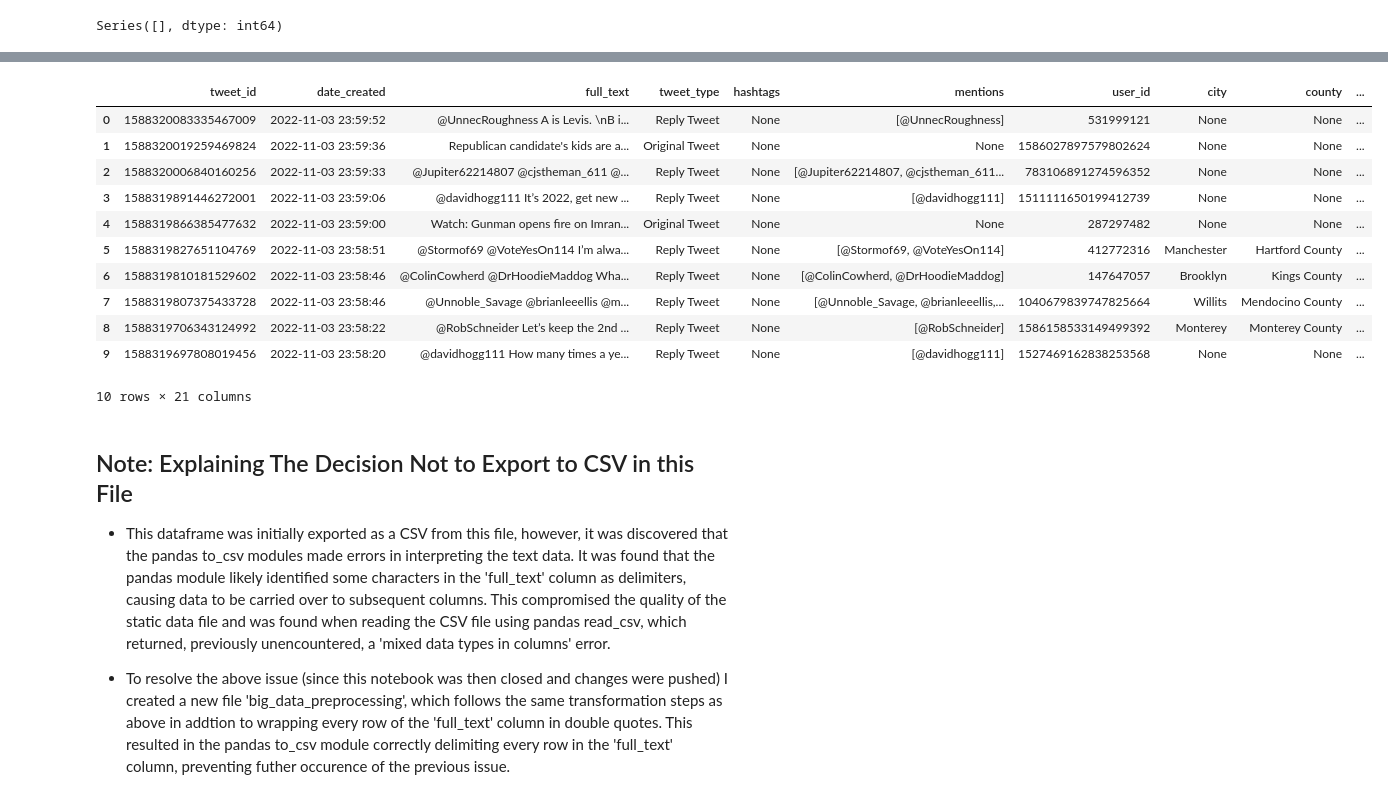
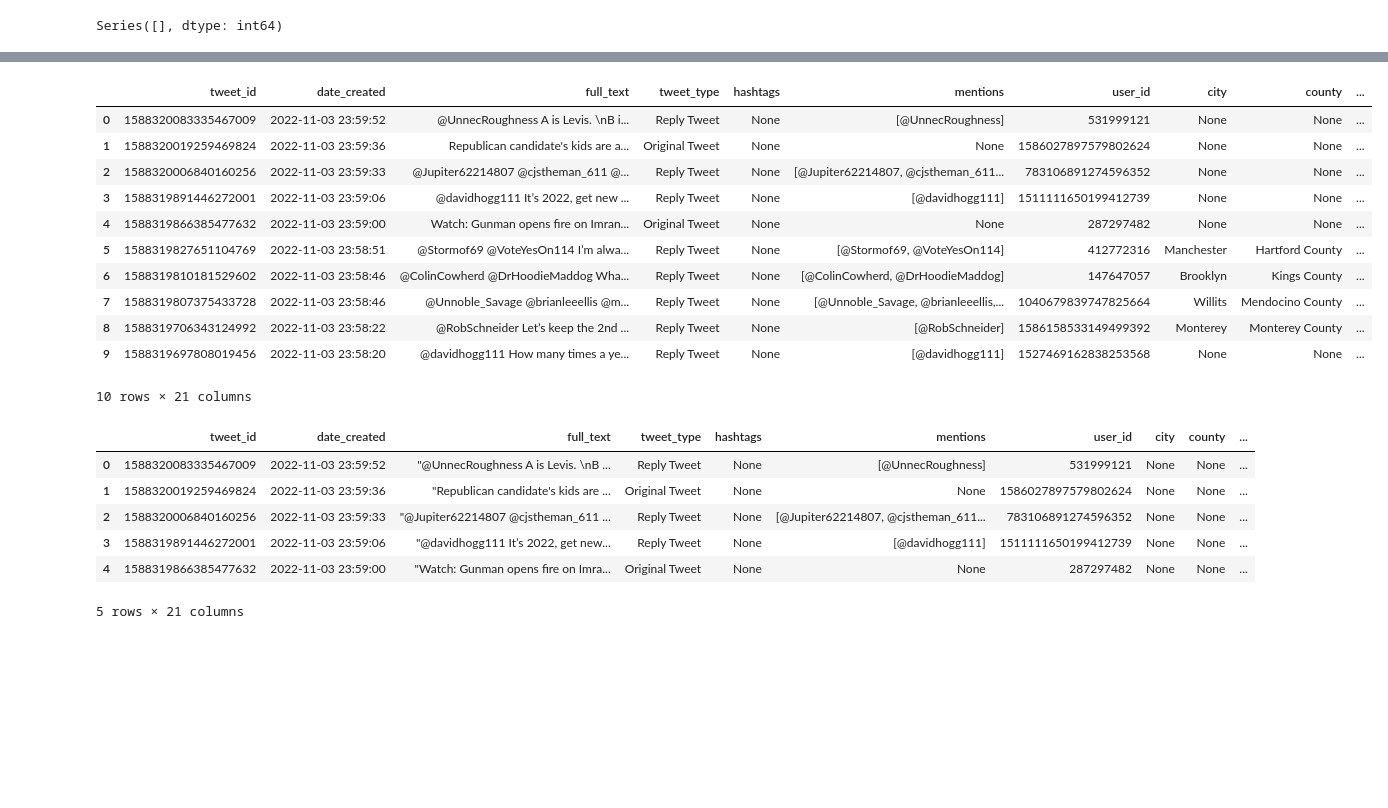
Before and after one commit to mrmarken/sentiment_analysis_fproject, a Jupyter notebook: src/tweet_wrangling/big_data_preprocessing.ipynb, the cells around one changed output, grey strips where cells are left out. Cells and saved outputs as stored; diff of their text form; code cells hidden in the pictures; blank space fills up the shorter version.

Commit message:
Moving files to correct subfolders and updating necessary filepaths.

```diff
--- a/src/fetching_tweets_big_data.ipynb
+++ b/src/tweet_wrangling/big_data_preprocessing.ipynb
@@ -954,25 +852,33 @@ Data columns (total 21 columns):
  20  dummy_sentiment  72331 non-null  object
 dtypes: float64(2), int64(4), object(15)
 memory usage: 12.1+ MB
+# %%
+# Check dataframe
+tweet_df.head(10)
+# %% [output]
+|  | tweet_id | date_created | full_text | tweet_type | hashtags | mentions | user_id | city | county | ... |
+| 0 | 1588320083335467009 | 2022-11-03 23:59:52 | @UnnecRoughness A is Levis. \nB i... | Reply Tweet | None | [@UnnecRoughness] | 531999121 | None | None | ... |
+| 1 | 1588320019259469824 | 2022-11-03 23:59:36 | Republican candidate's kids are a... | Original Tweet | None | None | 1586027897579802624 | None | None | ... |
+| 2 | 1588320006840160256 | 2022-11-03 23:59:33 | @Jupiter62214807 @cjstheman_611 @... | Reply Tweet | None | [@Jupiter62214807, @cjstheman_611... | 783106891274596352 | None | None | ... |
+| 3 | 1588319891446272001 | 2022-11-03 23:59:06 | @davidhogg111 It’s 2022, get new ... | Reply Tweet | None | [@davidhogg111] | 1511111650199412739 | None | None | ... |
+| 4 | 1588319866385477632 | 2022-11-03 23:59:00 | Watch: Gunman opens fire on Imran... | Original Tweet | None | None | 287297482 | None | None | ... |
+| 5 | 1588319827651104769 | 2022-11-03 23:58:51 | @Stormof69 @VoteYesOn114 I’m alwa... | Reply Tweet | None | [@Stormof69, @VoteYesOn114] | 412772316 | Manchester | Hartford County | ... |
+| 6 | 1588319810181529602 | 2022-11-03 23:58:46 | @ColinCowherd @DrHoodieMaddog Wha... | Reply Tweet | None | [@ColinCowherd, @DrHoodieMaddog] | 147647057 | Brooklyn | Kings County | ... |
+| 7 | 1588319807375433728 | 2022-11-03 23:58:46 | @Unnoble_Savage @brianleeellis @m... | Reply Tweet | None | [@Unnoble_Savage, @brianleeellis,... | 1040679839747825664 | Willits | Mendocino County | ... |
+| 8 | 1588319706343124992 | 2022-11-03 23:58:22 | @RobSchneider Let’s keep the 2nd ... | Reply Tweet | None | [@RobSchneider] | 1586158533149499392 | Monterey | Monterey County | ... |
+| 9 | 1588319697808019456 | 2022-11-03 23:58:20 | @davidhogg111 How many times a ye... | Reply Tweet | None | [@davidhogg111] | 1527469162838253568 | None | None | ... |
+10 rows × 21 columns
+# %%
+# Wrap every tweet in "full_text" column to avoid delimiting errors upon writing to CSV file
+tweet_df['full_text'] = '"' + tweet_df['full_text'] + '"'
 # %%
 # Confirm final dataframe
-tweet_df.head(10)
+tweet_df.head()
 # %% [output]
 |  | tweet_id | date_created | full_text | tweet_type | hashtags | mentions | user_id | city | county | ... |
-| 0 | 1588320083335467009 | 2022-11-03 23:59:52 | @UnnecRoughness A is Levis. \nB i... | Reply Tweet | None | [@UnnecRoughness] | 531999121 | None | None | ... |
-| 1 | 1588320019259469824 | 2022-11-03 23:59:36 | Republican candidate's kids are a... | Original Tweet | None | None | 1586027897579802624 | None | None | ... |
-| 2 | 1588320006840160256 | 2022-11-03 23:59:33 | @Jupiter62214807 @cjstheman_611 @... | Reply Tweet | None | [@Jupiter62214807, @cjstheman_611... | 783106891274596352 | None | None | ... |
-| 3 | 1588319891446272001 | 2022-11-03 23:59:06 | @davidhogg111 It’s 2022, get new ... | Reply Tweet | None | [@davidhogg111] | 1511111650199412739 | None | None | ... |
-| 4 | 1588319866385477632 | 2022-11-03 23:59:00 | Watch: Gunman opens fire on Imran... | Original Tweet | None | None | 287297482 | None | None | ... |
-| 5 | 1588319827651104769 | 2022-11-03 23:58:51 | @Stormof69 @VoteYesOn114 I’m alwa... | Reply Tweet | None | [@Stormof69, @VoteYesOn114] | 412772316 | Manchester | Hartford County | ... |
-| 6 | 1588319810181529602 | 2022-11-03 23:58:46 | @ColinCowherd @DrHoodieMaddog Wha... | Reply Tweet | None | [@ColinCowherd, @DrHoodieMaddog] | 147647057 | Brooklyn | Kings County | ... |
-| 7 | 1588319807375433728 | 2022-11-03 23:58:46 | @Unnoble_Savage @brianleeellis @m... | Reply Tweet | None | [@Unnoble_Savage, @brianleeellis,... | 1040679839747825664 | Willits | Mendocino County | ... |
-| 8 | 1588319706343124992 | 2022-11-03 23:58:22 | @RobSchneider Let’s keep the 2nd ... | Reply Tweet | None | [@RobSchneider] | 1586158533149499392 | Monterey | Monterey County | ... |
-| 9 | 1588319697808019456 | 2022-11-03 23:58:20 | @davidhogg111 How many times a ye... | Reply Tweet | None | [@davidhogg111] | 1527469162838253568 | None | None | ... |
+| 0 | 1588320083335467009 | 2022-11-03 23:59:52 | "@UnnecRoughness A is Levis. \nB ... | Reply Tweet | None | [@UnnecRoughness] | 531999121 | None | None | ... |
+| 1 | 1588320019259469824 | 2022-11-03 23:59:36 | "Republican candidate's kids are ... | Original Tweet | None | None | 1586027897579802624 | None | None | ... |
+| 2 | 1588320006840160256 | 2022-11-03 23:59:33 | "@Jupiter62214807 @cjstheman_611 ... | Reply Tweet | None | [@Jupiter62214807, @cjstheman_611... | 783106891274596352 | None | None | ... |
+| 3 | 1588319891446272001 | 2022-11-03 23:59:06 | "@davidhogg111 It’s 2022, get new... | Reply Tweet | None | [@davidhogg111] | 1511111650199412739 | None | None | ... |
+| 4 | 1588319866385477632 | 2022-11-03 23:59:00 | "Watch: Gunman opens fire on Imra... | Original Tweet | None | None | 287297482 | None | None | ... |
-10 rows × 21 columns
+5 rows × 21 columns
-# %% [markdown]
-## Note: Explaining The Decision Not to Export to CSV in this File
-
-- This dataframe was initially exported as a CSV from this file, however, it was discovered that the pandas to_csv modules made errors in interpreting the text data. It was found that the pandas module likely identified some characters in the 'full_text' column as delimiters, causing data to be carried over to subsequent columns. This compromised the quality of the static data file and was found when reading the CSV file using pandas read_csv, which returned, previously unencountered, a 'mixed data types in columns' error.
-
-- To resolve the above issue (since this notebook was then closed and changes were pushed) I created a new file 'big_data_preprocessing', which follows the same transformation steps as above in addtion to wrapping every row of the 'full_text' column in double quotes. This resulted in the pandas to_csv module correctly delimiting every row in the 'full_text' column, preventing futher occurence of the previous issue.
```
Also changed, not shown: parts of 11 cells of this notebook, 17 other files.
